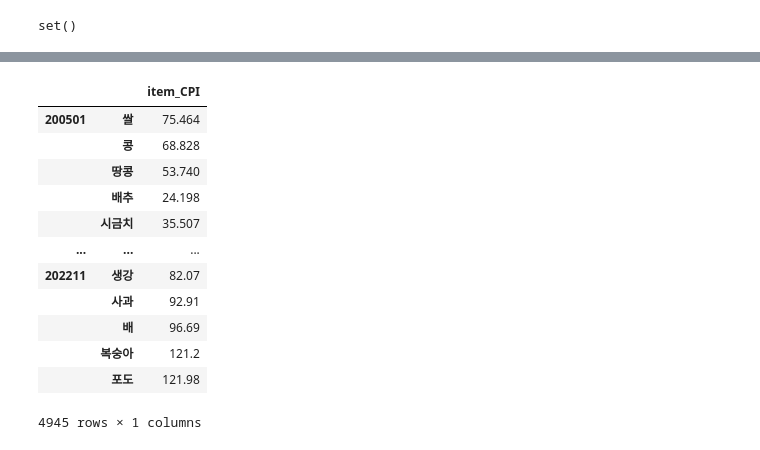
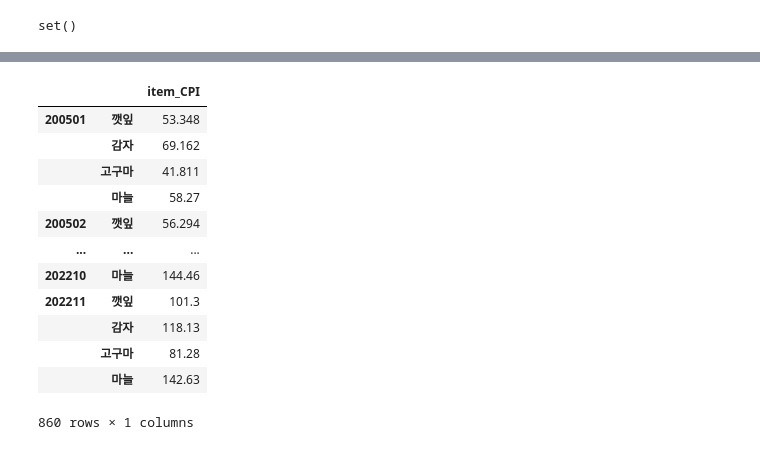
Before and after one commit to mols3131d/Agricultural-Products-Price-Prediction-, a Jupyter notebook: Data Collection/AgriMarket (1).ipynb, the cells around one changed output, grey strips where cells are left out. Saved outputs shown, nothing was run; the diff lists cells and outputs as text; code cells hidden in the pictures.

```diff
--- a/Data Collection/AgriMarket (1).ipynb
+++ b/Data Collection/AgriMarket (1).ipynb
@@ -277,0 +298,13 @@ len(crop_list)
+# %%
+import sys
+sys.path.append("../Import")
+from definitions import crop_list2
+crop_list = crop_list2
+# crop_list = [
+#     "마늘",
+#     "깻잎",
+#     "감자",
+#     "고구마"
+# ]
+
+len(crop_list)
@@ -335,32 +376,33 @@ df2
 # %%
-df3 = pd.read_csv(f"{data_path}/소비자물가지수_품목별_연도별_월별_filtered.csv")
+df3 = pd.read_excel(f"{data_path}/소비자물가지수_품목별_연도별_월별.xlsx")
 df3 = df3.replace("-", np.NaN)
 df3 = df3.rename(columns={'품목별':'Product'})
+df3 = df3.drop(columns="시도별")
 df3 = df3.dropna(axis=0)
 df3['Product'] = df3['Product'].map(lambda x:x.strip(('\u3000')))
 df3 = df3[df3["Product"].isin(crop_list)]
 
 for i in df3.columns:
     df3.columns = df3.columns.map(lambda x: x.replace(".",""))
 
 df3 = pd.DataFrame(df3).T
 df3 = df3.rename(columns=df3.iloc[0])
 df3 = df3.drop(index='Product')
 df3 = pd.DataFrame(df3.stack())
 df3.columns = ['item_CPI']
 df3
 # %% [output]
 |  |  | item_CPI |
-| 200501 | 쌀 | 75.464 |
-|  | 콩 | 68.828 |
-|  | 땅콩 | 53.740 |
-|  | 배추 | 24.198 |
-|  | 시금치 | 35.507 |
+| 200501 | 깻잎 | 53.348 |
+|  | 감자 | 69.162 |
+|  | 고구마 | 41.811 |
+|  | 마늘 | 58.27 |
+| 200502 | 깻잎 | 56.294 |
 | ... | ... | ... |
-| 202211 | 생강 | 82.07 |
-|  | 사과 | 92.91 |
-|  | 배 | 96.69 |
-|  | 복숭아 | 121.2 |
-|  | 포도 | 121.98 |
+| 202210 | 마늘 | 144.46 |
+| 202211 | 깻잎 | 101.3 |
+|  | 감자 | 118.13 |
+|  | 고구마 | 81.28 |
+|  | 마늘 | 142.63 |
-4945 rows × 1 columns
+860 rows × 1 columns
 # %%
```
Also changed, not shown: parts of 20 cells of this notebook.
